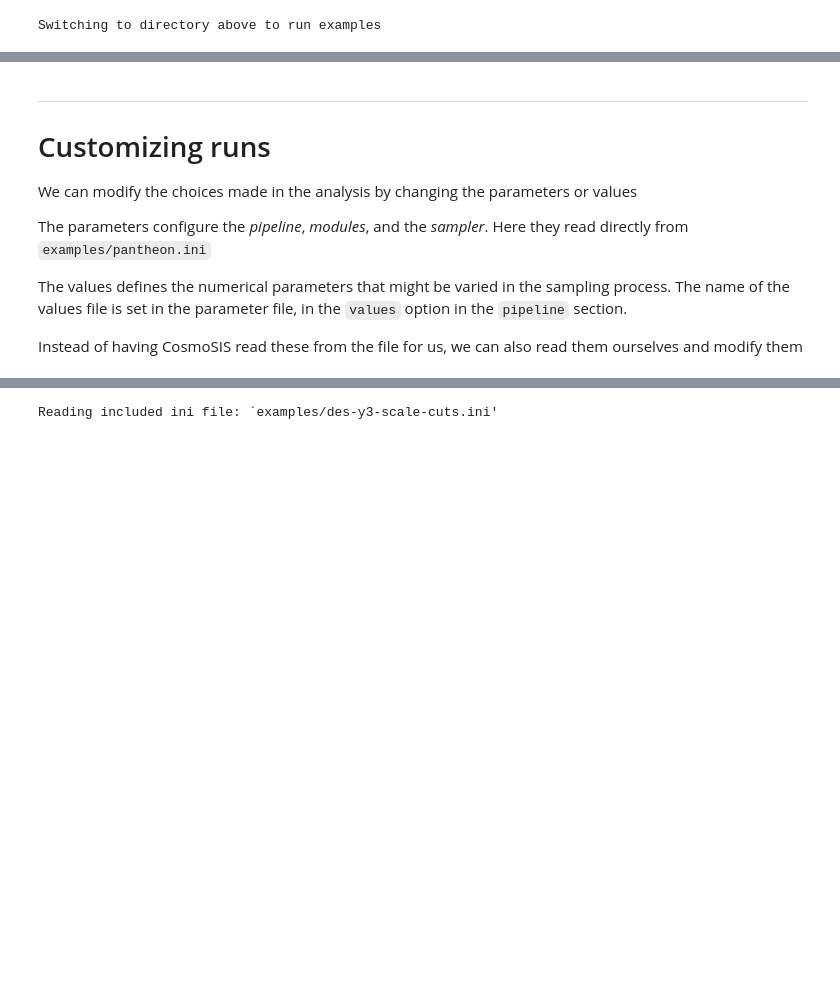
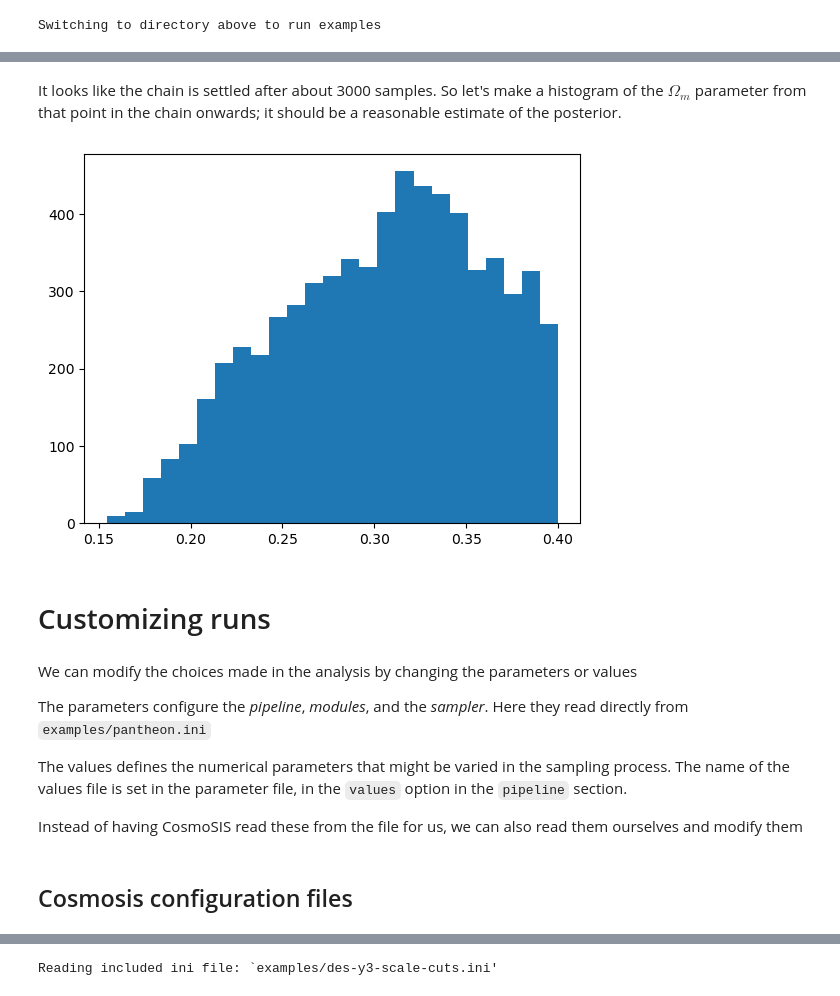
Before and after one commit to joezuntz/cosmosis-standard-library, a Jupyter notebook: examples/example.ipynb, the cells around one changed output, grey strips where cells are left out. Drawn from its saved outputs; the diff is of its cells as text; code cells hidden in the pictures; blank space fills up the shorter version.

```diff
--- a/examples/example.ipynb
+++ b/examples/example.ipynb
@@ -130,9 +149,17 @@ plt.hist(chain['cosmological_parameters--omega_m'], bins=25);
+# %% [markdown]
+It looks like the chain is settled after about 3000 samples. So let's make a histogram of the $\Omega_m$ parameter from that point in the chain onwards; it should be a reasonable estimate of the posterior.
+# %%
+# Cut out the start
+chain1 = chain[burn:]
+
+# Make a plot
+plt.figure()
+plt.hist(chain1['cosmological_parameters--omega_m'], bins=25);
+# %% [output]
+[figure, added]
+# %% [markdown]
+# Customizing runs
 # %% [markdown]
----
-
-Customizing runs
-==============
-
 We can modify the choices made in the analysis by changing the parameters or values
 
 The parameters configure the *pipeline*, *modules*, and the *sampler*.  Here they read directly from `examples/pantheon.ini`
@@ -140,3 +167,5 @@ The parameters configure the *pipeline*, *modules*, and the *sampler*.  Here the
 The values defines the numerical parameters that might be varied in the sampling process. The name of the values file is set in the parameter file, in the `values` option in the `pipeline` section.
 
 Instead of having CosmoSIS read these from the file for us, we can also read them ourselves and modify them
+# %% [markdown]
+## Cosmosis configuration files
```
Also changed, not shown: parts of 76 cells of this notebook.
